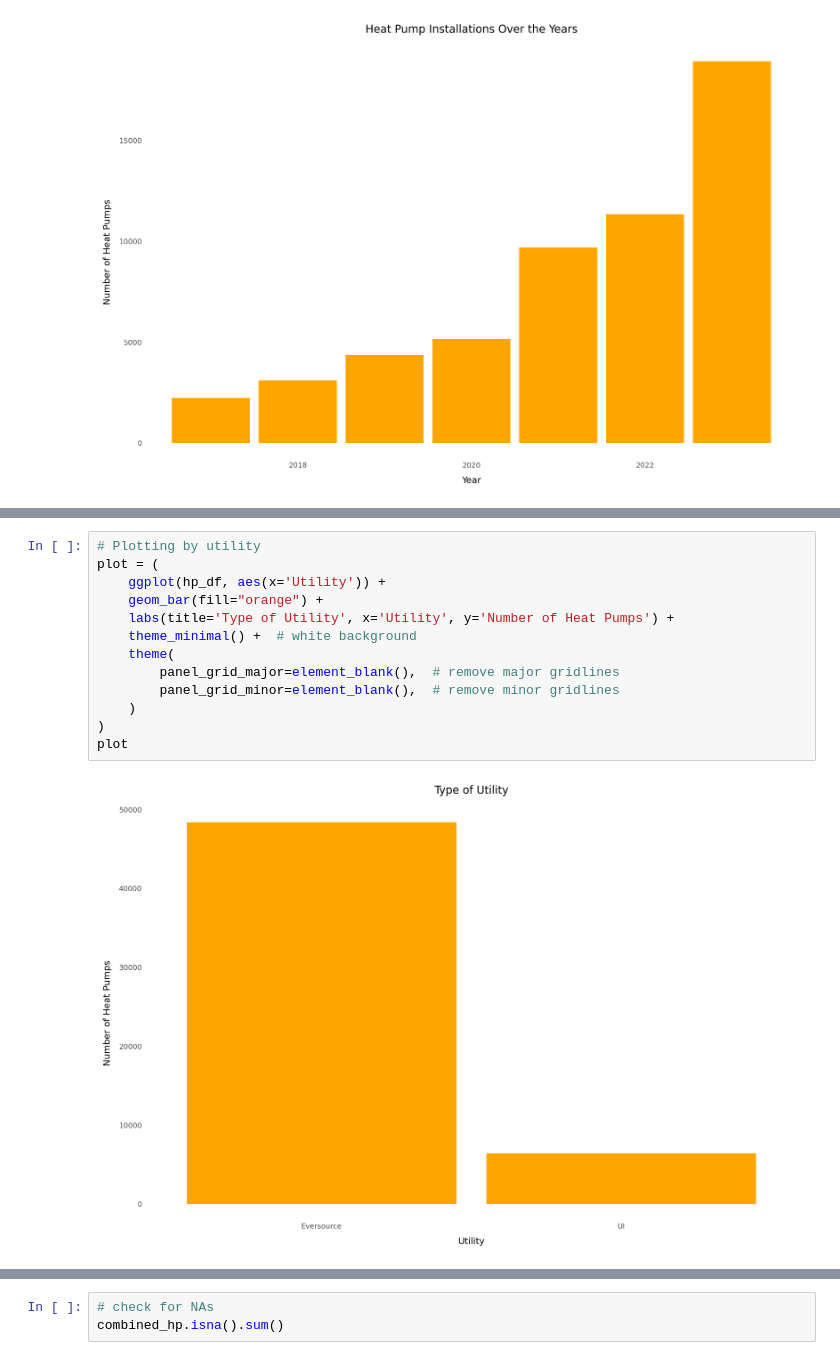
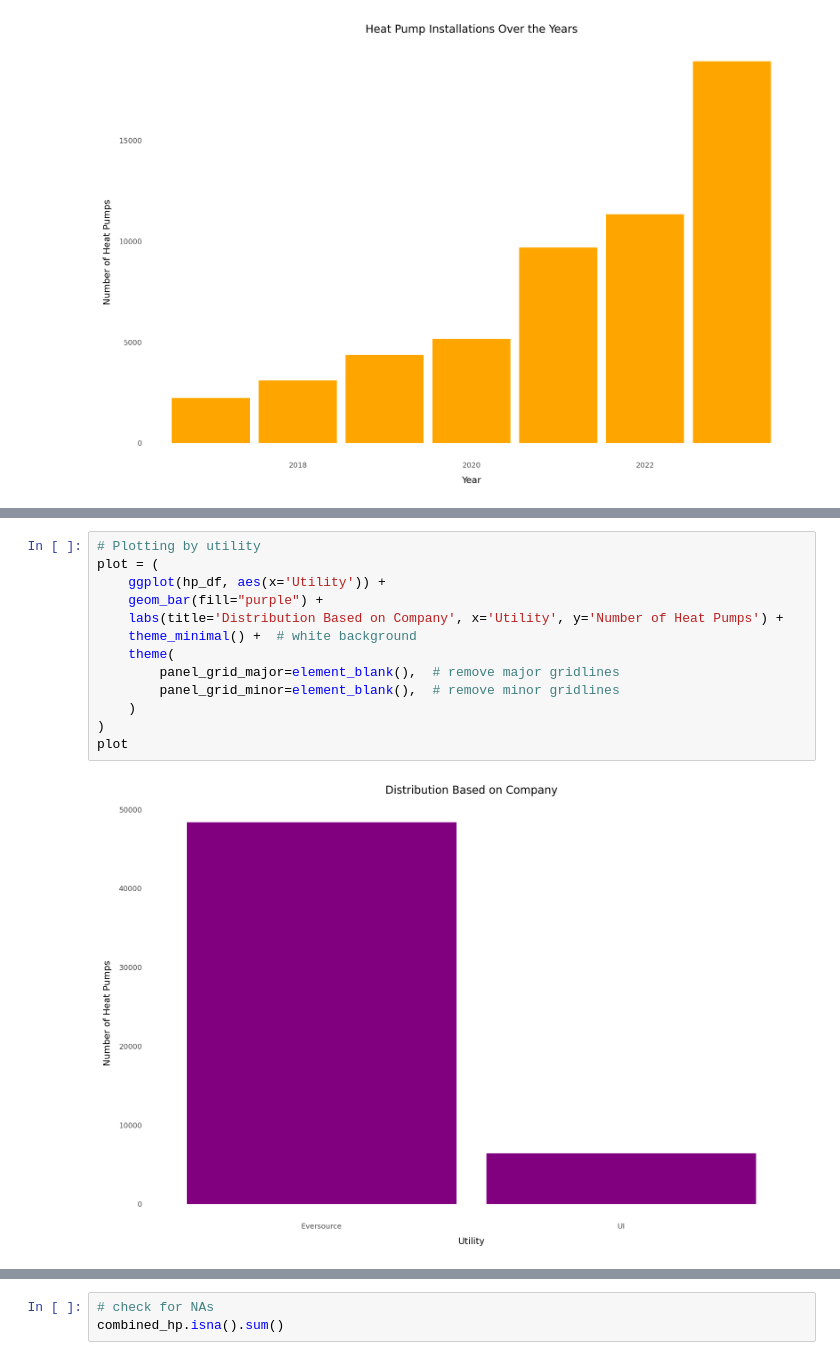
Before and after one commit to pastelpargoal/NO2, a Jupyter notebook: final_project_pargoal_kei.ipynb, the cells around one changed output, grey strips where cells are left out. Saved outputs shown, nothing was run; the diff lists cells and outputs as text.

```diff
--- a/final_project_pargoal_kei.ipynb
+++ b/final_project_pargoal_kei.ipynb
@@ -124,15 +137,15 @@ dtype: int64
 # %%
 # Plotting by utility
 plot = (
     ggplot(hp_df, aes(x='Utility')) +
-    geom_bar(fill="orange") +
-    labs(title='Type of Utility', x='Utility', y='Number of Heat Pumps') +
+    geom_bar(fill="purple") +
+    labs(title='Distribution Based on Company', x='Utility', y='Number of Heat Pumps') +
     theme_minimal() +  # white background
     theme(
         panel_grid_major=element_blank(),  # remove major gridlines
         panel_grid_minor=element_blank(),  # remove minor gridlines
     )
 )
 plot
 # %% [output]
-[figure, old version]
+[figure, new version]
```
Also changed, not shown: parts of 79 cells of this notebook.
